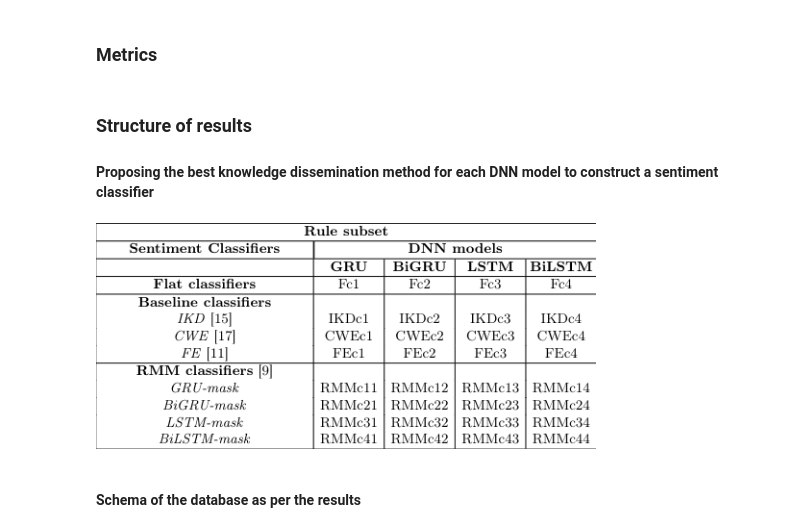
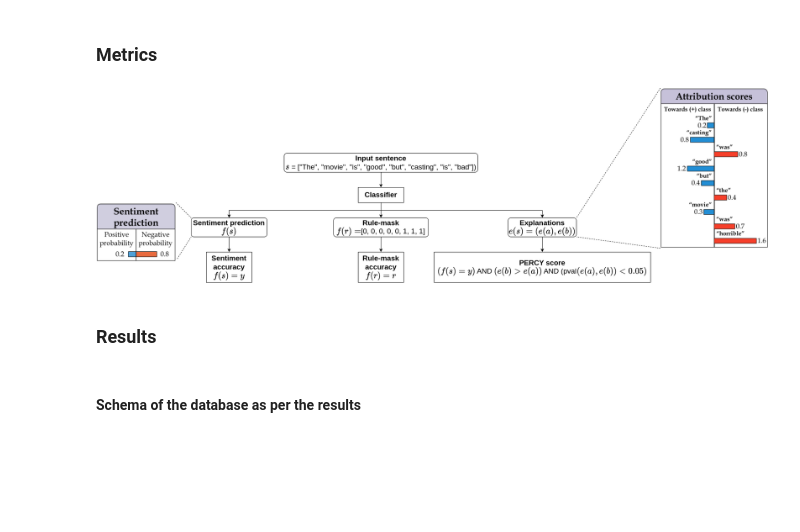
Before and after one commit to shashgpt/covid_19_twitter_SIGIR2024, a Jupyter notebook: analysis.ipynb, the cells around one changed output. Drawn from its saved outputs; the diff is of its cells as text; code cells hidden in the pictures; blank space fills up the shorter version.

```diff
--- a/analysis.ipynb
+++ b/analysis.ipynb
@@ -64,17 +86,12 @@ os.chdir(os.getcwd())
 # %% [markdown]
 ### Metrics
 # %%
-# from IPython.display import Image
-# Image(filename='metrics.png', width=1000)
+from IPython.display import Image
+Image(filename='analysis/metrics.png', width=1000)
+# %% [output]
+[figure, added]
-# %% [markdown]
-### Structure of results
-#### Proposing the best knowledge dissemination method for each DNN model to construct a sentiment classifier
-# %%
-from IPython.display import Image
-Image(filename='analysis/structure_of_results.png', width=500)
-#improve the quality of image
-# %% [output]
-[figure, removed]
+# %% [markdown]
+### Results
 # %% [markdown]
 #### Schema of the database as per the results
 # %%
```
Also changed, not shown: parts of 24 cells of this notebook, 18 other files.
